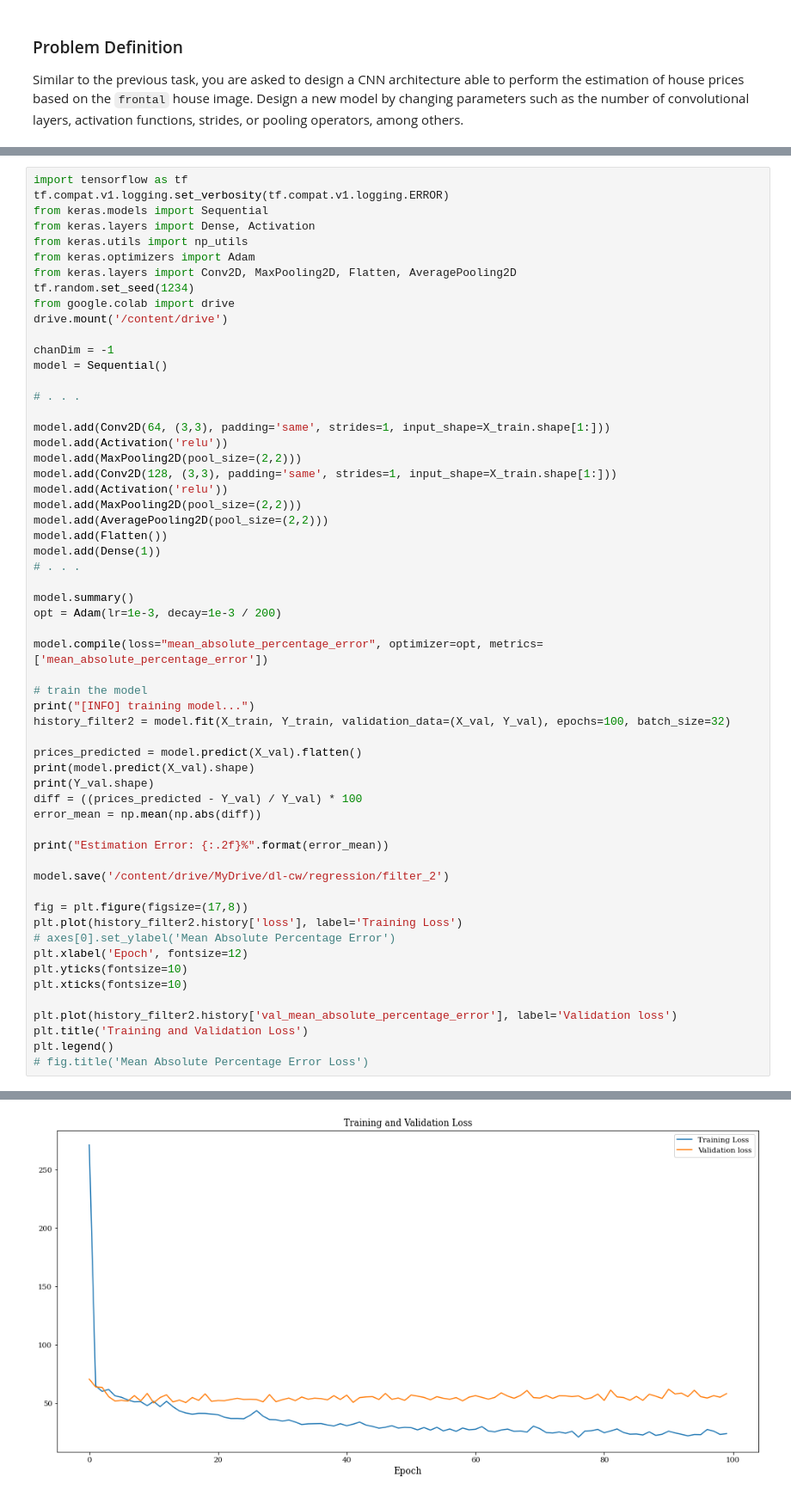
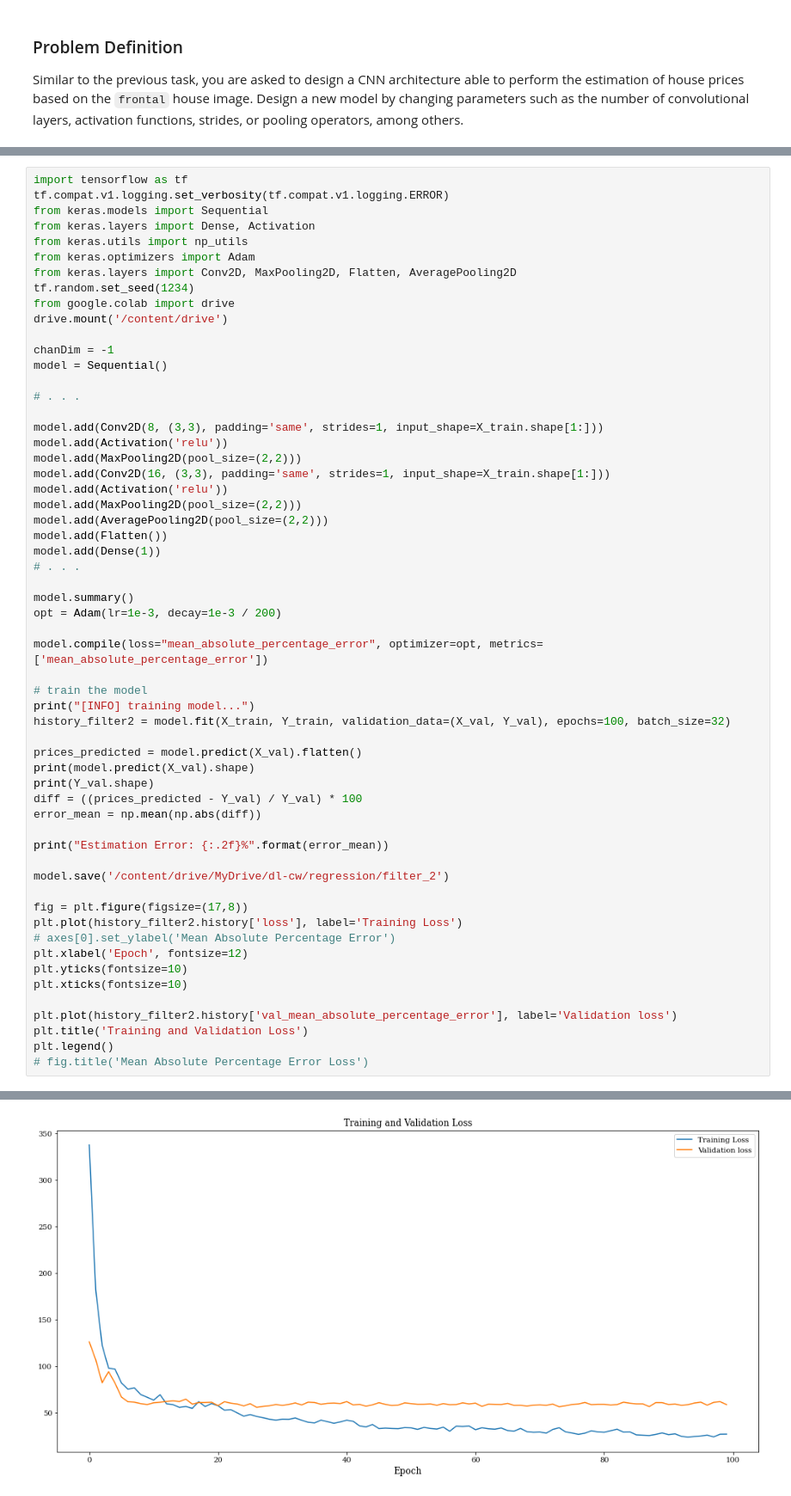
Before and after one commit to limited-fion/deep-learning-cw, a Jupyter notebook: 02_CNN_Introduction.ipynb, the cells around one changed output, grey strips where cells are left out. Shown at 86% size. Saved outputs shown, nothing was run; the diff lists cells and outputs as text.

```diff
--- a/02_CNN_Introduction.ipynb
+++ b/02_CNN_Introduction.ipynb
@@ -2404,10 +2492,10 @@ model = Sequential()
 
 # . . .
 
-model.add(Conv2D(64, (3,3), padding='same', strides=1, input_shape=X_train.shape[1:]))
+model.add(Conv2D(8, (3,3), padding='same', strides=1, input_shape=X_train.shape[1:]))
 model.add(Activation('relu'))
 model.add(MaxPooling2D(pool_size=(2,2)))
-model.add(Conv2D(128, (3,3), padding='same', strides=1, input_shape=X_train.shape[1:]))
+model.add(Conv2D(16, (3,3), padding='same', strides=1, input_shape=X_train.shape[1:]))
 model.add(Activation('relu'))
 model.add(MaxPooling2D(pool_size=(2,2)))
 model.add(AveragePooling2D(pool_size=(2,2)))
@@ -2483,6 +2571,6 @@ Estimation Error: 58.25%
 WARNING:absl:Found untraced functions such as _jit_compiled_convolution_op, _jit_compiled_convolution_op while saving (showing 2 of 2). These functions will not be directly callable after loading.
 <matplotlib.legend.Legend at 0x...>
-[figure, old version]
+[figure, new version]
 # %%
 import tensorflow as tf
 tf.compat.v1.logging.set_verbosity(tf.compat.v1.logging.ERROR)
```
Also changed, not shown: parts of 30 cells of this notebook.
